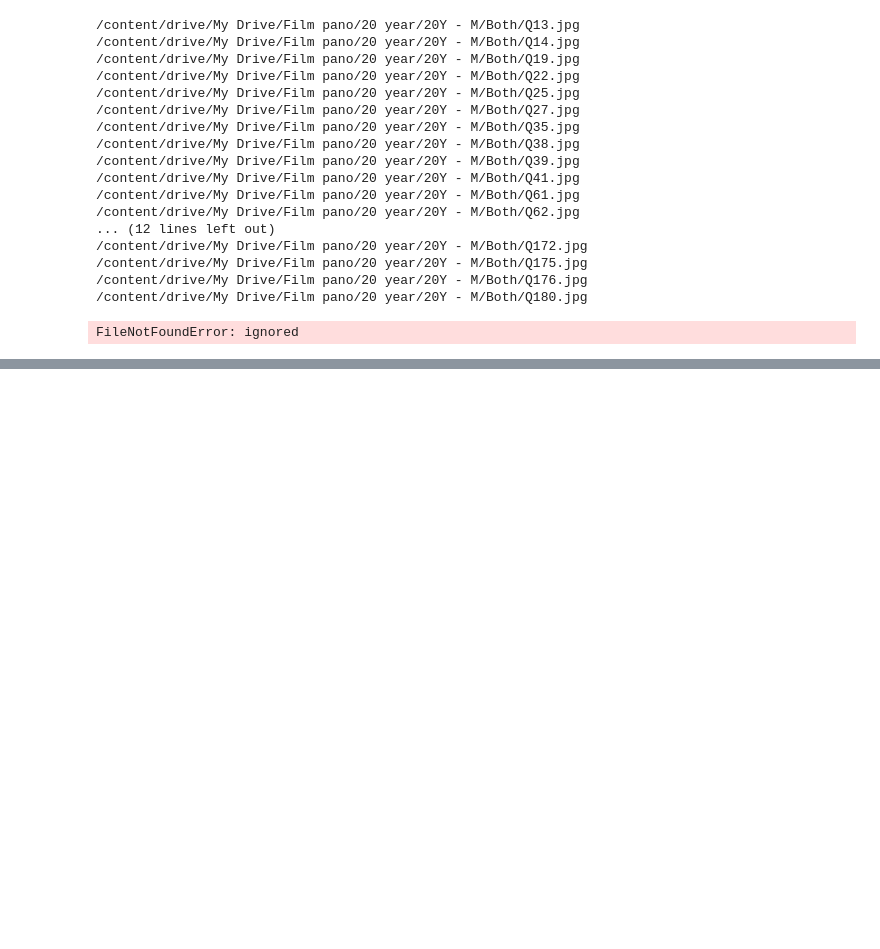
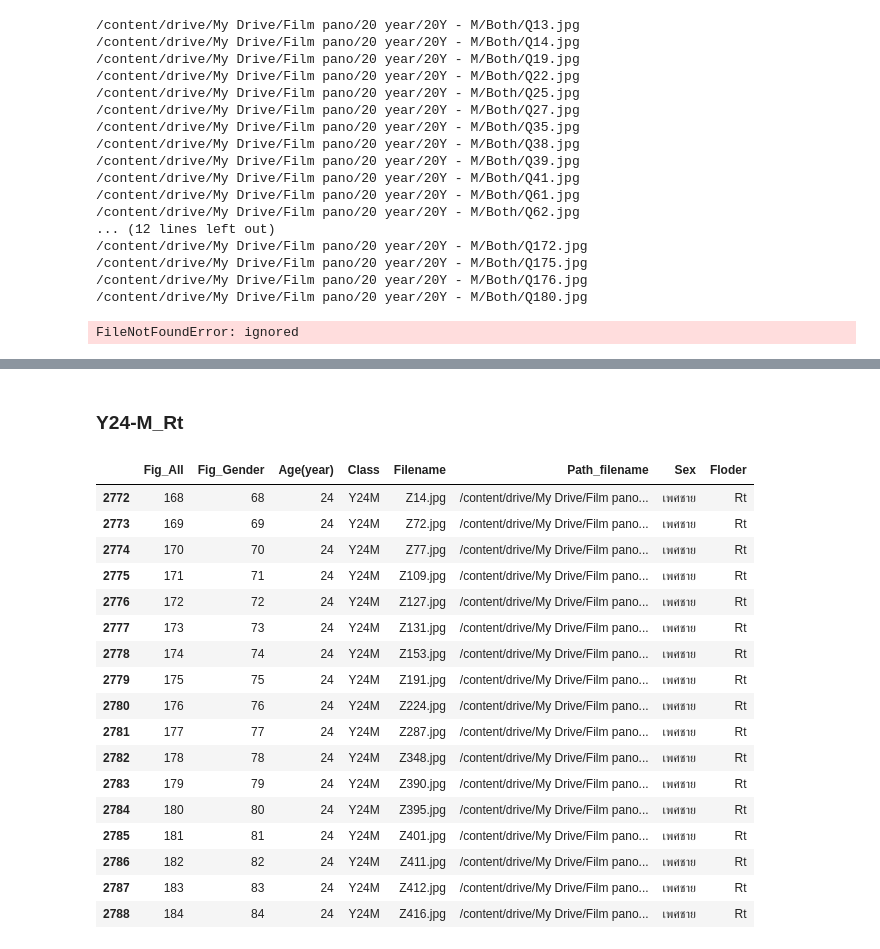
Before and after one commit to Wanita-8943/efficientnet_keras_transfer_learning, a Jupyter notebook: ตัดรูป.ipynb, the cells around one changed output, grey strips where cells are left out. Cells and saved outputs as stored; diff of their text form; code cells hidden in the pictures; blank space fills up the shorter version.

```diff
--- a/ตัดรูป.ipynb
+++ b/ตัดรูป.ipynb
@@ -3826,0 +5811,24 @@ FileNotFoundError: ignored
+# %% [markdown]
+### Y24-M_Rt
+# %%
+Y24M_3= df[(df['Class'] == 'Y24M')&(df['Floder']=='Rt')]#ชาย
+Y24M_3
+# %% [output]
+|  | Fig_All | Fig_Gender | Age(year) | Class | Filename | Path_filename | Sex | Floder |
+| 2772 | 168 | 68 | 24 | Y24M | Z14.jpg | /content/drive/My Drive/Film pano... | เพศชาย | Rt |
+| 2773 | 169 | 69 | 24 | Y24M | Z72.jpg | /content/drive/My Drive/Film pano... | เพศชาย | Rt |
+| 2774 | 170 | 70 | 24 | Y24M | Z77.jpg | /content/drive/My Drive/Film pano... | เพศชาย | Rt |
+| 2775 | 171 | 71 | 24 | Y24M | Z109.jpg | /content/drive/My Drive/Film pano... | เพศชาย | Rt |
+| 2776 | 172 | 72 | 24 | Y24M | Z127.jpg | /content/drive/My Drive/Film pano... | เพศชาย | Rt |
+| 2777 | 173 | 73 | 24 | Y24M | Z131.jpg | /content/drive/My Drive/Film pano... | เพศชาย | Rt |
+| 2778 | 174 | 74 | 24 | Y24M | Z153.jpg | /content/drive/My Drive/Film pano... | เพศชาย | Rt |
+| 2779 | 175 | 75 | 24 | Y24M | Z191.jpg | /content/drive/My Drive/Film pano... | เพศชาย | Rt |
+| 2780 | 176 | 76 | 24 | Y24M | Z224.jpg | /content/drive/My Drive/Film pano... | เพศชาย | Rt |
+| 2781 | 177 | 77 | 24 | Y24M | Z287.jpg | /content/drive/My Drive/Film pano... | เพศชาย | Rt |
+| 2782 | 178 | 78 | 24 | Y24M | Z348.jpg | /content/drive/My Drive/Film pano... | เพศชาย | Rt |
+| 2783 | 179 | 79 | 24 | Y24M | Z390.jpg | /content/drive/My Drive/Film pano... | เพศชาย | Rt |
+| 2784 | 180 | 80 | 24 | Y24M | Z395.jpg | /content/drive/My Drive/Film pano... | เพศชาย | Rt |
+| 2785 | 181 | 81 | 24 | Y24M | Z401.jpg | /content/drive/My Drive/Film pano... | เพศชาย | Rt |
+| 2786 | 182 | 82 | 24 | Y24M | Z411.jpg | /content/drive/My Drive/Film pano... | เพศชาย | Rt |
+| 2787 | 183 | 83 | 24 | Y24M | Z412.jpg | /content/drive/My Drive/Film pano... | เพศชาย | Rt |
+| 2788 | 184 | 84 | 24 | Y24M | Z416.jpg | /content/drive/My Drive/Film pano... | เพศชาย | Rt |
```
Also changed, not shown: parts of 133 cells of this notebook.
